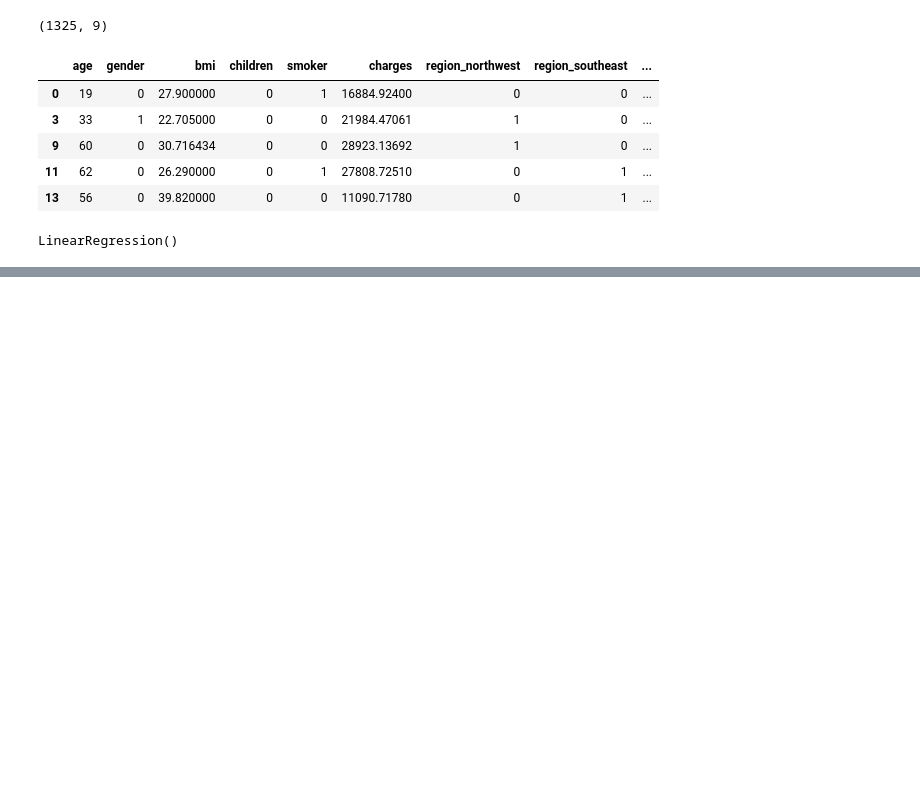
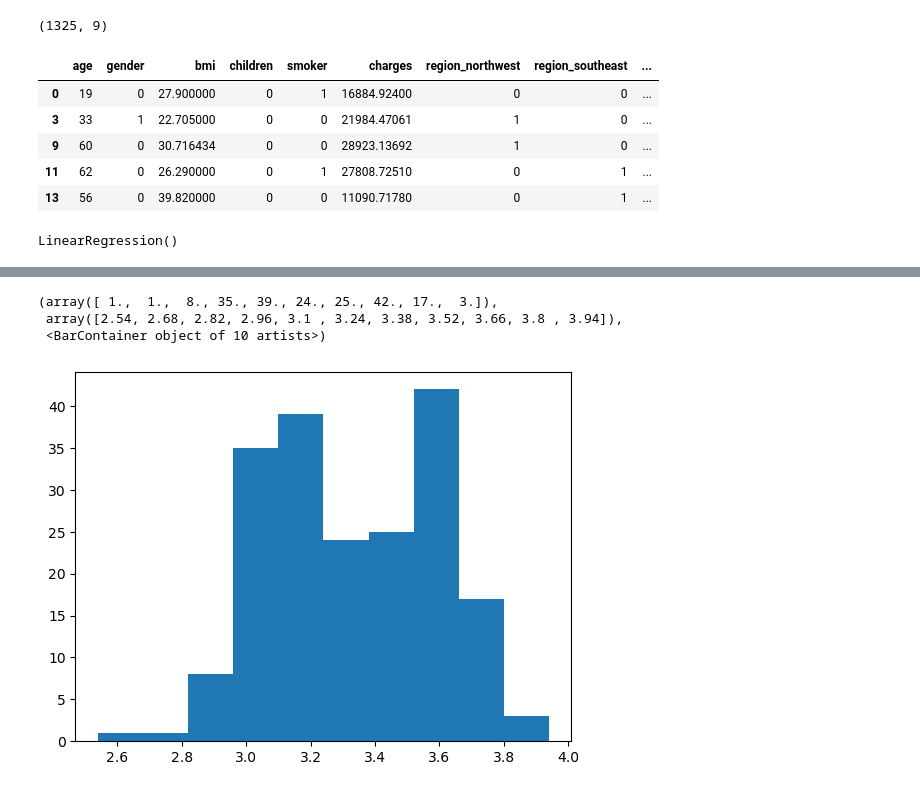
Before and after one commit to ono5/python-datascience, a Jupyter notebook: machine-learning-1.ipynb, the cells around one changed output, grey strips where cells are left out. Saved outputs shown, nothing was run; the diff lists cells and outputs as text; code cells hidden in the pictures; blank space fills up the shorter version.

```diff
--- a/machine-learning-1.ipynb
+++ b/machine-learning-1.ipynb
@@ -618,0 +629,3 @@ LinearRegression()
+# %%
+df = pd.read_csv('data/car_price.csv')
+df.head(3)
@@ -618,0 +663,4 @@ LinearRegression()
+# %%
+# 欠損値行を削除
+df = df.dropna(subset=['price', 'horsepower', 'peak-rpm'])
+df.head(3)
@@ -618,0 +673,4 @@ LinearRegression()
+# %%
+# 欠損値列を削除
+df = df.drop(labels='normalized-losses', axis=1)
+df.head(3)
@@ -618,0 +683,7 @@ LinearRegression()
+# %%
+plt.hist(df['bore'].dropna())
+# %% [output]
+(array([ 1.,  1.,  8., 35., 39., 24., 25., 42., 17.,  3.]),
+ array([2.54, 2.68, 2.82, 2.96, 3.1 , 3.24, 3.38, 3.52, 3.66, 3.8 , 3.94]),
+ <BarContainer object of 10 artists>)
+[figure, added]
```
Also changed, not shown: parts of 38 cells of this notebook, 11 other files.
